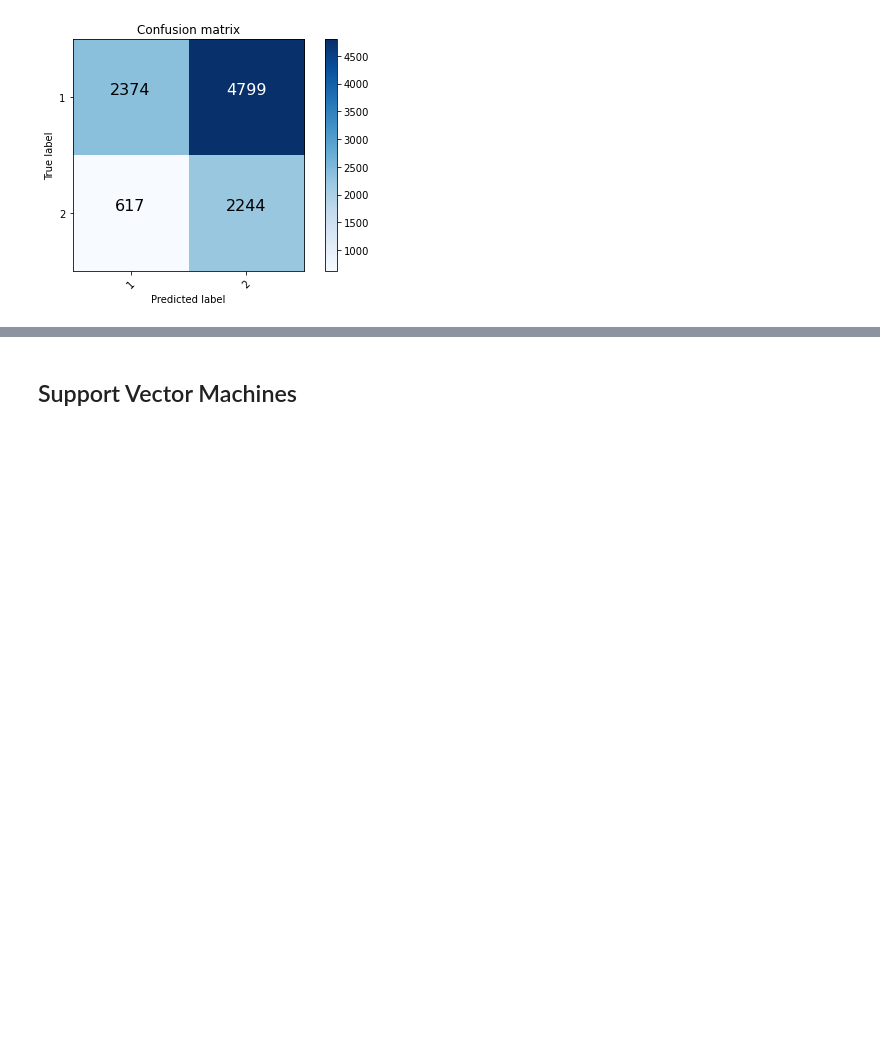
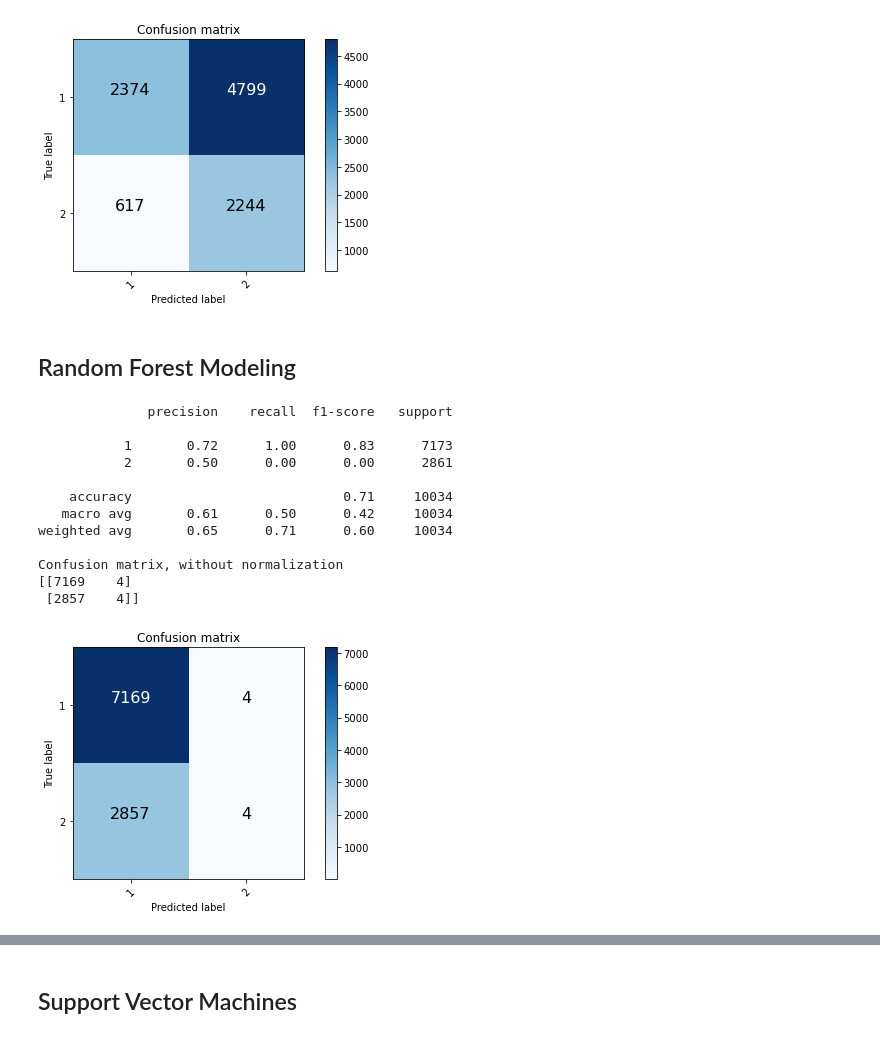
Before and after one commit to fabelperez/DataScienceCapstoneRepo, a Jupyter notebook: applieddscapstone.ipynb, the cells around one changed output, grey strips where cells are left out. Saved outputs shown, nothing was run; the diff lists cells and outputs as text; code cells hidden in the pictures; blank space fills up the shorter version.

Commit message:
Update:
	Adding RandomForest classifier

Signed-off-by: Freddie Perez <fperez@ida.org>

```diff
--- a/applieddscapstone.ipynb
+++ b/applieddscapstone.ipynb
@@ -696,3 +696,29 @@ Confusion matrix, without normalization
 [[2374 4799]
  [ 617 2244]]
 [figure]
+# %% [markdown]
+## Random Forest Modeling
+# %%
+from sklearn.ensemble import RandomForestClassifier
+rfc = RandomForestClassifier(n_estimators=75)
+rfc.fit(X_train, y_train)
+yhat_rfc = rfc.predict(X_test)
+print(classification_report(y_test, yhat_rfc))
+
+rfc_mat = confusion_matrix(y_test, yhat_rfc, labels=[1,2])
+plt.figure()
+plot_confusion_matrix(rfc_mat, classes=[1,2], normalize=False, title='Confusion matrix')
+# %% [output]
+              precision    recall  f1-score   support
+
+           1       0.72      1.00      0.83      7173
+           2       0.50      0.00      0.00      2861
+
+    accuracy                           0.71     10034
+   macro avg       0.61      0.50      0.42     10034
+weighted avg       0.65      0.71      0.60     10034
+
+Confusion matrix, without normalization
+[[7169    4]
+ [2857    4]]
+[figure, added]
```
Also changed, not shown: parts of 10 cells of this notebook.
